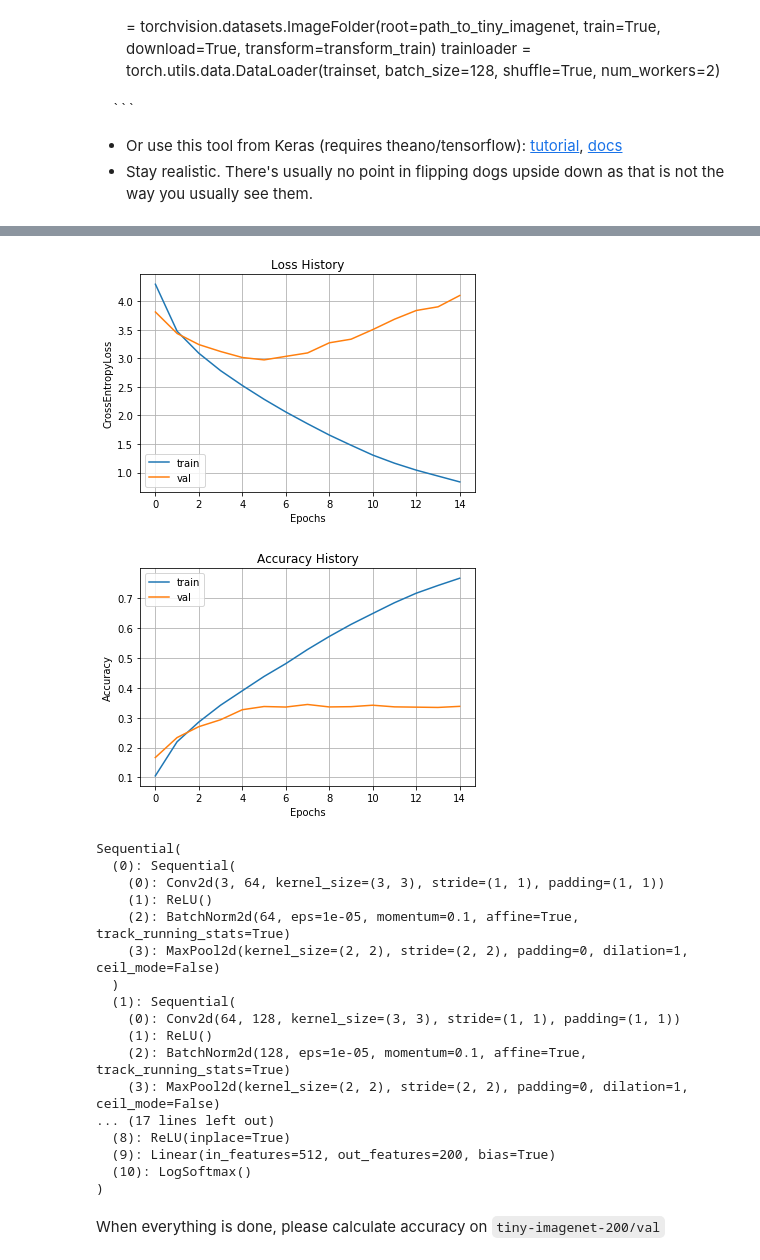
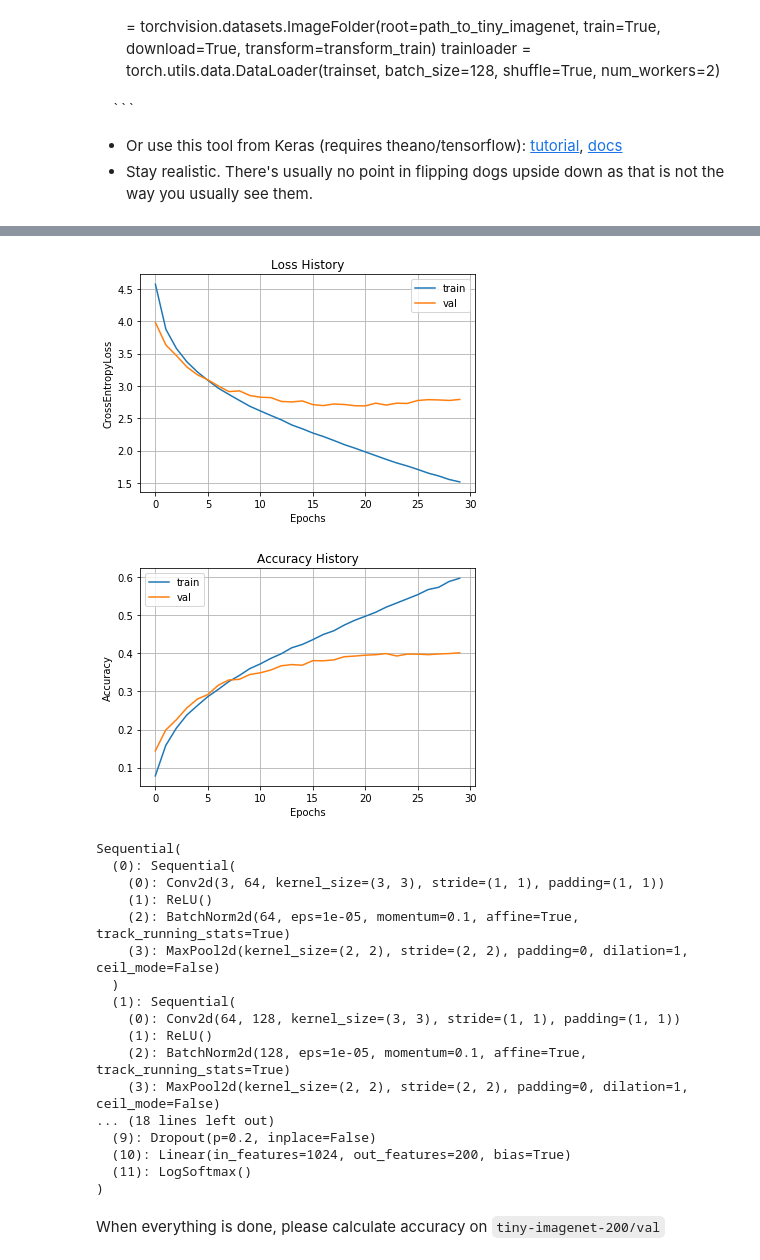
Before and after one commit to svl96/Practical_DL, a Jupyter notebook: homework02/homework_part2.ipynb, the cells around one changed output, grey strips where cells are left out. Cells and saved outputs as stored; diff of their text form; code cells hidden in the pictures.

Commit message:
try 6 drop, aug, not so deep

```diff
--- a/homework02/homework_part2.ipynb
+++ b/homework02/homework_part2.ipynb
@@ -143,17 +143,15 @@ def get_model(cin=3, cout=200):
     return torch.nn.Sequential(
         conv(cin, base), # 3, 64, 64 -> 64*32*32
         conv(base, base*2), # 64, 32, 32 -> 128*16*16
-        # nn.Dropout(0.2),
+        nn.Dropout(0.2),
         conv(base*2, base*4), # 128, 16, 16 -> 256*8*8
         conv(base*4, base*8), # 256, 8, 8 -> 512*4*4
         nn.Flatten(),
-        # nn.Dropout(0.2, inplace=True),
+        nn.Dropout(0.2),
         nn.Linear(512*4*4, 1024),
-        nn.ReLU(inplace=True),
-#         # nn.Dropout(0.2, inplace=True),
-        nn.Linear(1024, 512),
-        nn.ReLU(inplace=True),
-        nn.Linear(512, 200),
+        nn.ReLU(),
+        nn.Dropout(0.2),
+        nn.Linear(1024, 200),
         nn.LogSoftmax(dim=1)
     )
 # %%
@@ -221,6 +219,8 @@ def train_model(model, dataloaders, criterion, optimizer, metric, device, epochs
         acc_hist['train'].append(acc)
         acc_hist['val'].append(val_acc)
 
+        if sum(acc_hist['val'][-2:])/2 > 0.4:
+            break
         start = time()
 
     return model, loss_hist, acc_hist
@@ -253,7 +253,7 @@ def get_dataloaders(batch_size=200, val_size=0.2):
     transform = {
         'train': transforms.Compose([
             transforms.RandomHorizontalFlip(),
-            transforms.RandomAffine(15),
+            transforms.RandomAffine(15, translate=(0.1, 0.1), scale=(0.90, 1.1)),
             transforms.ToTensor(),
             transforms.Normalize((0.4914, 0.4822, 0.4465), (0.2023, 0.1994, 0.2010))]),
 
@@ -303,7 +303,7 @@ def run(epochs=15):
 
     print('Run training')
     model, loss_hist, acc_hist = train_model(model, dataloaders, criterion, optimizer, metric, device, epochs=epochs)
-    torch.save(model.state_dict(), 'models/model_simple_deep5.pth')
+    torch.save(model.state_dict(), 'models/model_simple_drop7.pth')
     loss_test, acc_test = eval_model(model, dataloaders['test'], criterion, metric, device)
     print("\nTEST Loss: {:.4f}; Accuracy: {:.4f}\n".format(loss_test, acc_test))
 
@@ -312,7 +312,7 @@ def run(epochs=15):
 
     return model, loss_test, acc_test
 # %%
-model, loss, acc = run(15)
+model, loss, acc = run(50)
 model
 # %% [output]
 device cuda:0
@@ -335,5 +335,5 @@ TEST Loss: 4.1102; Accuracy: 0.3343
-[figure, old version]
+[figure, new version]
-[figure, old version]
+[figure, new version]
 Sequential(
   (0): Sequential(
     (0): Conv2d(3, 64, kernel_size=(3, 3), stride=(1, 1), padding=(1, 1))
@@ -346,10 +346,10 @@ Sequential(
     (1): ReLU()
     (2): BatchNorm2d(128, eps=1e-05, momentum=0.1, affine=True, track_running_stats=True)
     (3): MaxPool2d(kernel_size=(2, 2), stride=(2, 2), padding=0, dilation=1, ceil_mode=False)
-... (17 lines left out)
-  (8): ReLU(inplace=True)
-  (9): Linear(in_features=512, out_features=200, bias=True)
-  (10): LogSoftmax()
+... (18 lines left out)
+  (9): Dropout(p=0.2, inplace=False)
+  (10): Linear(in_features=1024, out_features=200, bias=True)
+  (11): LogSoftmax()
 )
 # %% [markdown]
 When everything is done, please calculate accuracy on `tiny-imagenet-200/val`
```
Also changed, not shown: parts of 2 cells of this notebook, 3 other files.
